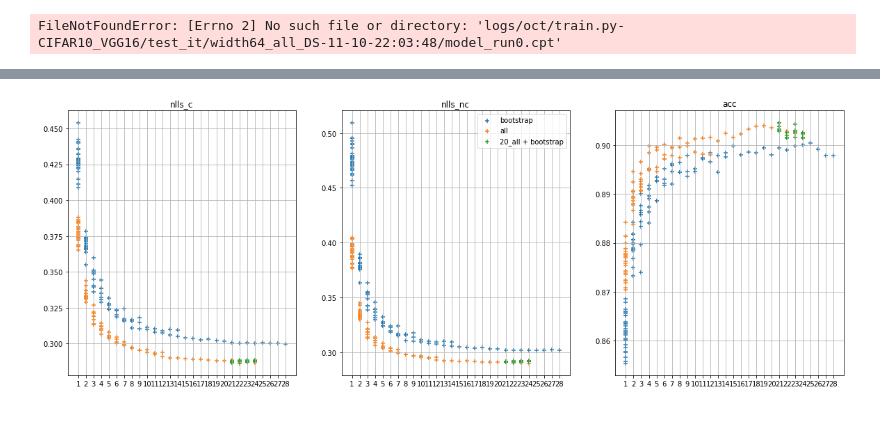
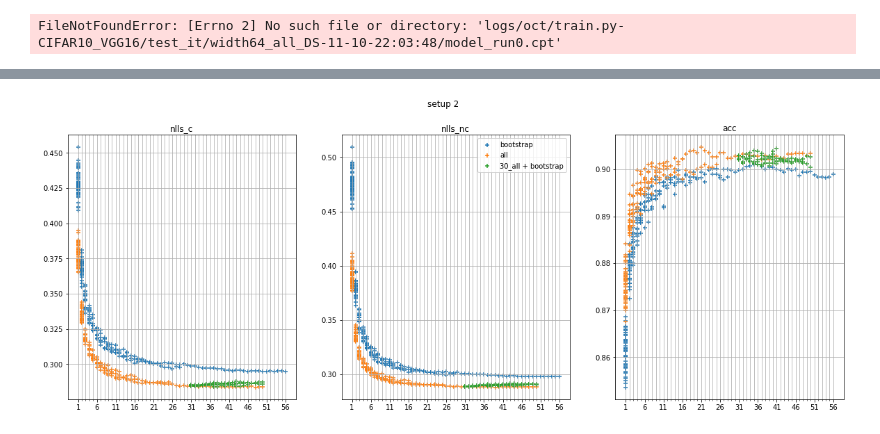
Before and after one commit to vshokorov/margin_based_ensembles_boosting, a Jupyter notebook: tests.ipynb, the cells around one changed output, grey strips where cells are left out. Drawn from its saved outputs; the diff is of its cells as text; code cells hidden in the pictures.

```diff
--- a/tests.ipynb
+++ b/tests.ipynb
@@ -87,12 +71,0 @@ accs_global
-# %%
-
-leng = 10
-for l in range(1, leng+1):
-    print('start process:', l)
-    accs, c_nlls, nc_nlls, temps = [], [], [], []
-    if l < leng // 2 + 2:
-        count = leng//l
-        for j in range(count):
-            print('fun from', j*l, 'to', (j+1)*l)
-    else:
-        break
@@ -117,6 +74,12 @@ start process: 7
 # %%
-with open('gather_logs/gather_nlls.py-setup2_optimal_CIFAR10_VGG16_regtest_run-11-16-22:09:47/output.out', 'r') as fr:
+with open('gather_logs/gather_nlls.py-setup2_optimal_CIFAR10_VGG16_regtest_run-11-17-22:30:55/output.out', 'r') as fr:
     l = fr.readlines()
+
+setup = 2
+regime = 'optimal'
+model = 'VGG16'
+dataset = 10
+setting = 'reg'
 # %%
 import json
 import yaml
@@ -219,12 +186,6 @@ def compute_nlls(self, logdirs, model_name, num_classes, setting,\
                                     print(exp_folder+"/"+f, "is bad!")
     return preds, targets
 # %%
-setup = 1
-regime = 'optimal'
-model = 'VGG16'
-dataset = 10
-setting = 'reg'
-
 temps = np.arange(0.5, 3.2, 0.05)
 logdirs = ["logs/oct/train.py-CIFAR10_VGG16/test_it",]
 
@@ -241,7 +216,7 @@ nlls_c = []
 nlls_nc = []
 accs_global = []
 temps_global = []
-saturation_point = 20
+saturation_point = 30
 
 ps = sorted(preds.keys())[::-1]
 if setup == 1 or regime == "optimal":
@@ -276,40 +267,43 @@ if setup == 1 or regime == "optimal":
 # %%
 fig, (ax1, ax2, ax3) = plt.subplots(1, 3, figsize = (20, 7))
 
-major_ticks = np.arange(1, max(len(nlls_c_or[boot_name]), len(nlls_c_or[all_name])) + 1, 1)
+major_ticks = np.arange(1, max(len(nlls_c_or[boot_name]), len(nlls_c_or[all_name])) + 1, 5)
+minor_ticks = np.arange(1, max(len(nlls_c_or[boot_name]), len(nlls_c_or[all_name])) + 1, 1)
 
 ax1.scatter([j + 1 for j, sl in enumerate(nlls_c_or[boot_name]) for i in sl],
             [i for sl in nlls_c_or[boot_name] for i in sl], marker='+')
 ax1.scatter([j + 1 for j, sl in enumerate(nlls_c_or[all_name]) for i in sl],
             [i for sl in nlls_c_or[all_name] for i in sl], marker='+')
 ax1.scatter([j + 1 + saturation_point for j, sl in enumerate(nlls_c) for i in sl],
             [i for sl in nlls_c for i in sl], marker='+')
-ax1.grid()
 ax1.set_xticks(major_ticks)
+ax1.set_xticks(minor_ticks, minor=True)
+ax1.grid(which='both')
 ax1.set_title('nlls_c')
 ax2.scatter([j + 1 for j, sl in enumerate(nlls_nc_or[boot_name]) for i in sl],
             [i for sl in nlls_nc_or[boot_name] for i in sl], marker='+', label='bootstrap')
 ax2.scatter([j + 1 for j, sl in enumerate(nlls_nc_or[all_name]) for i in sl],
             [i for sl in nlls_nc_or[all_name] for i in sl], marker='+', label='all')
 ax2.scatter([j + 1 + saturation_point for j, sl in enumerate(nlls_nc) for i in sl],
             [i for sl in nlls_nc for i in sl], marker='+', label=str(saturation_point) + '_all + bootstrap')
-ax2.grid()
 ax2.set_xticks(major_ticks)
+ax2.set_xticks(minor_ticks, minor=True)
+ax2.grid(which='both')
 ax2.set_title('nlls_nc')
 ax3.scatter([j + 1 for j, sl in enumerate(accs_global_or[boot_name]) for i in sl],
             [i for sl in accs_global_or[boot_name] for i in sl], marker='+')
 ax3.scatter([j + 1 for j, sl in enumerate(accs_global_or[all_name]) for i in sl],
             [i for sl in accs_global_or[all_name] for i in sl], marker='+')
 ax3.scatter([j + 1 + saturation_point for j, sl in enumerate(accs_global) for i in sl],
             [i for sl in accs_global for i in sl], marker='+')
-ax3.grid()
 ax3.set_xticks(major_ticks)
+ax3.set_xticks(minor_ticks, minor=True)
+ax3.grid(which='both')
 ax3.set_title('acc')
 
-
-# fig.suptitle('w' + a1)
+fig.suptitle(f'setup {setup}')
 
 ax2.legend()
 plt.show()
 # %% [output]
-[figure, old version]
+[figure, new version]
```
Also changed, not shown: parts of 9 cells of this notebook.
